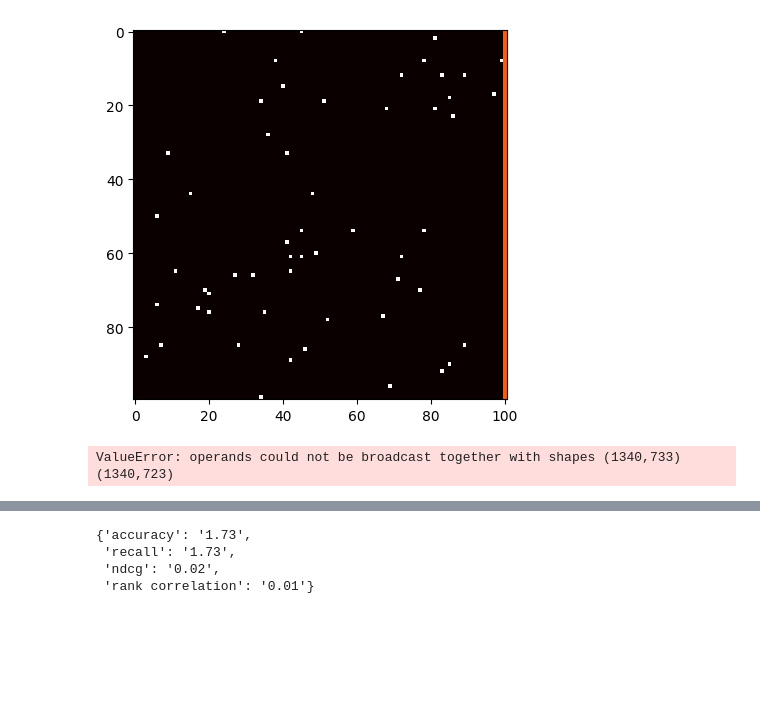
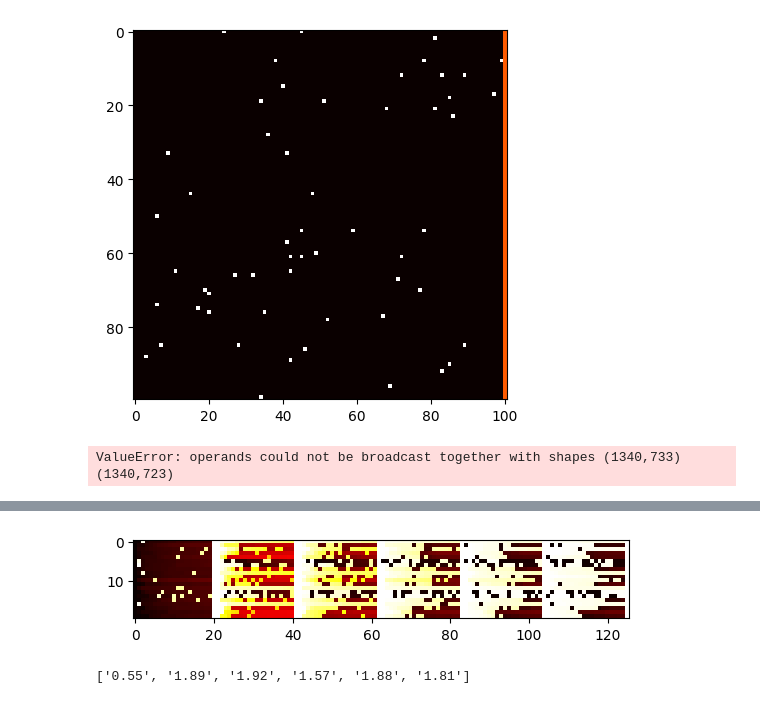
Before and after one commit to aeirya/information-retrieval-course, a Jupyter notebook: hw3/hyperparams.ipynb, the cells around one changed output, grey strips where cells are left out. Saved outputs shown, nothing was run; the diff lists cells and outputs as text; code cells hidden in the pictures; blank space fills up the shorter version.

```diff
--- a/hw3/hyperparams.ipynb
+++ b/hw3/hyperparams.ipynb
@@ -292,7 +352,12 @@ best error: 5.29e+03
-# %%
-easy_eval(SSb10)
-# %% [output]
-{'accuracy': '1.73',
- 'recall': '1.73',
- 'ndcg': '0.02',
- 'rank correlation': '0.01'}
+# %%
+L = [get(logs[i]) for i in range(len(logs))]
+N = [neg(l) for l in L]
+heatmaps(N)
+
+def recall_all(L):
+    return [easy_eval(M)['recall'] for M in L]
+
+recall_all(L)
+# %% [output]
+[figure, added]
+['0.55', '1.89', '1.92', '1.57', '1.88', '1.81']
```
Also changed, not shown: parts of 7 cells of this notebook, 1 other file.
